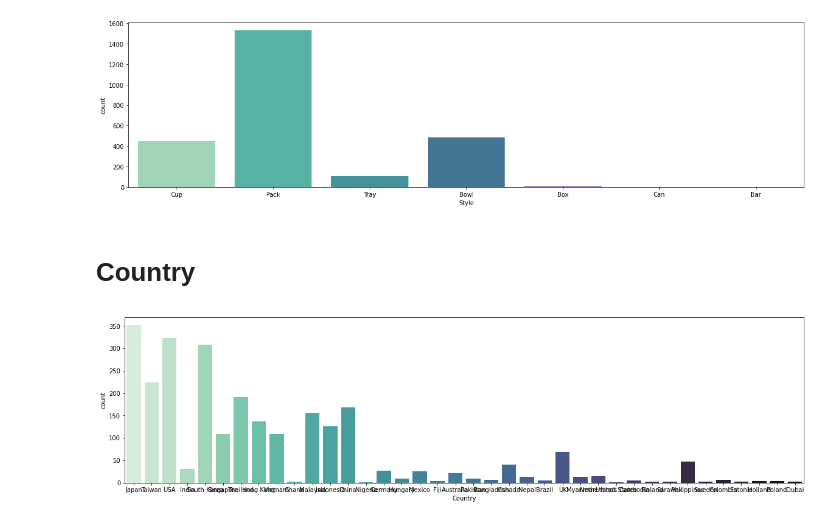
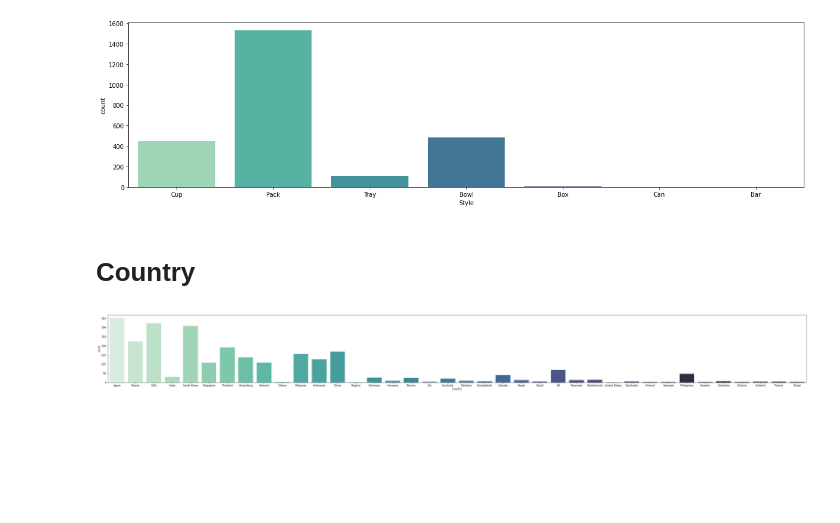
Before and after one commit to dinadinah/jupyter_ramen_vis, a Jupyter notebook: ramen_data_vis.ipynb, the cells around one changed output. Cells and saved outputs as stored; diff of their text form; code cells hidden in the pictures; blank space fills up the shorter version.

Commit message:
added change to graph

```diff
--- a/ramen_data_vis.ipynb
+++ b/ramen_data_vis.ipynb
@@ -38,8 +38,8 @@ plt.show()
 # %% [markdown]
 # Country
 # %%
-plt.figure(figsize = (20,5))
+plt.figure(figsize = (50,5))
 sns.countplot(x='Country', data=df, palette="mako_r")
 plt.show()
 # %% [output]
-[figure, old version]
+[figure, new version]
```
